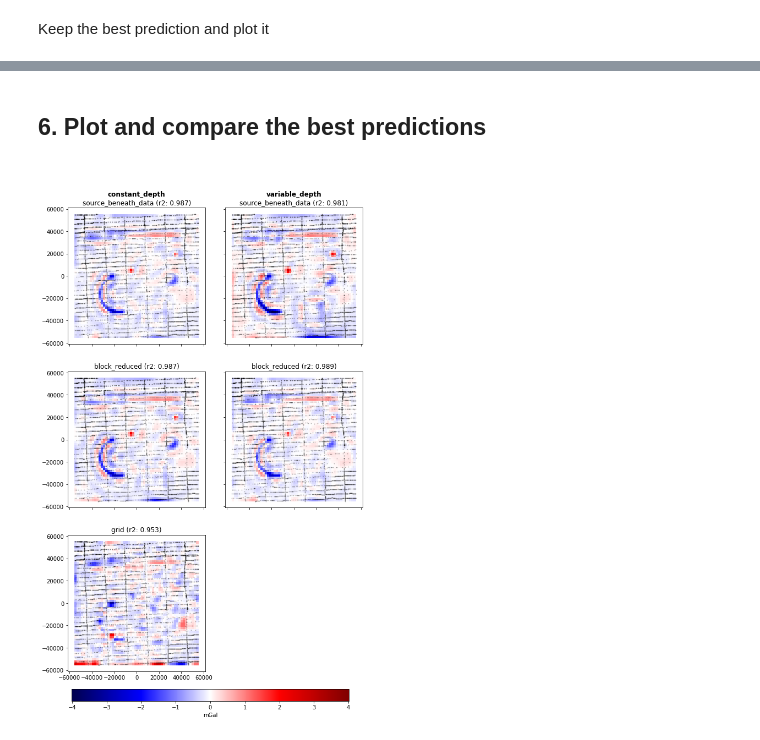
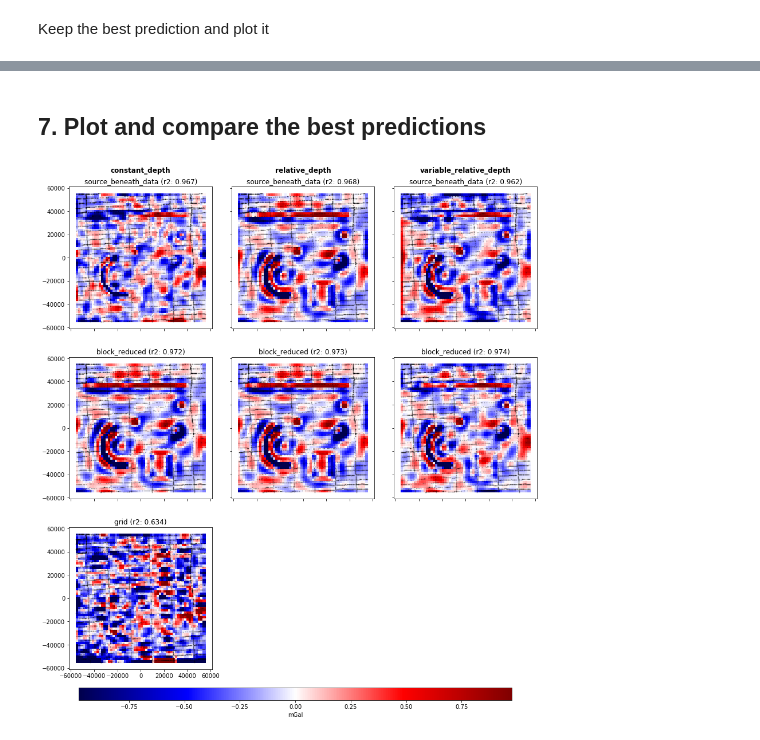
Before and after one commit to compgeolab/eql-gradient-boosted, a Jupyter notebook: notebooks/Gridding synthetic airborne survey.ipynb, the cells around one changed output, grey strips where cells are left out. Saved outputs shown, nothing was run; the diff lists cells and outputs as text; code cells hidden in the pictures.

```diff
--- a/notebooks/Gridding synthetic airborne survey.ipynb
+++ b/notebooks/Gridding synthetic airborne survey.ipynb
@@ -578,7 +611,9 @@ best_params = parameters_sets[best]
 print("Best score:", scores[best])
 print("Best parameters:", best_params)
 
-points = grid_sources(coordinates, **best_params)
+points = grid_sources(
+    coordinates, depth_type="constant_depth", **best_params
+)
 eql = hm.EQLHarmonic(points=points, damping=best_params["damping"])
 eql.fit(coordinates, getattr(survey, field))
 best_prediction = eql.predict(grid)
@@ -712,10 +926,11 @@ Perform the interpolations and score them against the target data
 scores = []
 for parameters in parameters_sets:
     # Create the custom source points layout by block reducing the
-    # observed coordinates and setting the point sources at a constant
-    # relative depth beneath them. By leaving the relative_depth argument as None,
-    # the function will use the variable relative depth approach.
-    points = block_reduced_sources(coordinates, **parameters)
+    # observed coordinates and setting the point sources at a
+    # relative depth beneath them.
+    points = block_reduced_sources(
+        coordinates, depth_type="variable_relative_depth", **parameters
+    )
     # Initialize the gridder passing the points layout and the damping
     eql = hm.EQLHarmonic(points=points, damping=parameters["damping"])
     # Fit the gridder giving the survey data
@@ -754,7 +969,9 @@ best_params = parameters_sets[best]
 print("Best score:", scores[best])
 print("Best parameters:", best_params)
 
-points = block_reduced_sources(coordinates, **best_params)
+points = block_reduced_sources(
+    coordinates, depth_type="variable_relative_depth", **best_params
+)
 eql = hm.EQLHarmonic(points=points, damping=best_params["damping"])
 eql.fit(coordinates, getattr(survey, field))
 best_prediction = eql.predict(grid)
@@ -762,7 +979,7 @@ best_prediction = eql.predict(grid)
 print("Number of point sources:", points[0].size)
 
 # Store the best prediction
-best_predictions["variable_depth"]["block_reduced"] = best_prediction
+best_predictions["variable_relative_depth"]["block_reduced"] = best_prediction
 
 plot_prediction(grid, best_prediction, target)
 histogram_errors(best_prediction, target)
@@ -775,60 +992,65 @@ Number of point sources: 1663
 # %% [markdown]
-## 6. Plot and compare the best predictions
+## 7. Plot and compare the best predictions
 # %%
-# Get max absolute value of the difference between target an all predictions
-# in order to plot every difference with the same color scale.
-maxabs = vd.maxabs(
+# Get the boundary values of the colorbar as the 99 percentile of
+# the difference between target an all predictions.
+# We will use the same boundary value for each plot in order to
+# show them with the same color scale.
+vmax = np.percentile(
     tuple(
         target - i
         for subset in best_predictions.values()
         for i in subset.values()
-    )
+    ),
+    q=99
 )
 
 # Initialize figure
 fig, axes = plt.subplots(
     nrows=3,
-    ncols=2,
-    figsize=(10, 15),
+    ncols=3,
+    figsize=(15, 15),
     sharex=True,
     sharey=True,
 )
 
 # Plot the differences between the target and the best prediction for each layout
 axes = axes.T
-for ax_col, relative_depth in zip(axes, best_predictions):
-    for ax, layout in zip(ax_col, best_predictions[relative_depth]):
-        prediction = best_predictions[relative_depth][layout]
+for ax_col, depth_type in zip(axes, best_predictions):
+    for ax, layout in zip(ax_col, best_predictions[depth_type]):
+        prediction = best_predictions[depth_type][layout]
         tmp = ax.pcolormesh(
             *grid[:2],
             target - prediction,
-            vmin=-maxabs,
-            vmax=maxabs,
+            vmin=-vmax,
+            vmax=vmax,
             cmap="seismic",
         )
         ax.scatter(survey.easting, survey.northing, s=1, alpha=0.2, color="k")
         ax.set_aspect("equal")
         ax.set_title("{} (r2: {:.3f})".format(layout, r2_score(target, prediction)))
 
-# Hide the last axe because it's not used
+# Hide the last two axes because they are not used
 axes[-1][-1].set_visible(False)
+axes[-2][-1].set_visible(False)
 
-# Annotate the rows of the figure
-for i in range(2):
-    axes[i][0].annotate(
-        list(best_predictions.keys())[i],
-        xy=(0.04 + abs(i - 0.26), 0.94),
-        xycoords="figure fraction",
+# Annotate the columns of the figure
+for i, depth_type in enumerate(list(best_predictions.keys())):
+    axes[i][0].text(
+        .5,
+        1.1,
+        depth_type,
         fontsize="large",
-        horizontalalignment="center",
         fontweight="bold",
+        horizontalalignment='center',
+        transform=axes[i][0].transAxes,
     )
 
 # Add colorbar
 fig.subplots_adjust(bottom=0.1, wspace=0.05)
 cbar_ax = fig.add_axes([0.15, 0.05, 0.7, 0.02])
 fig.colorbar(tmp, cax=cbar_ax, orientation="horizontal", label=field_units)
 
 plt.show()
 # %% [output]
-[figure, old version]
+[figure, new version]
```
Also changed, not shown: parts of 49 cells of this notebook, 4 other files.
